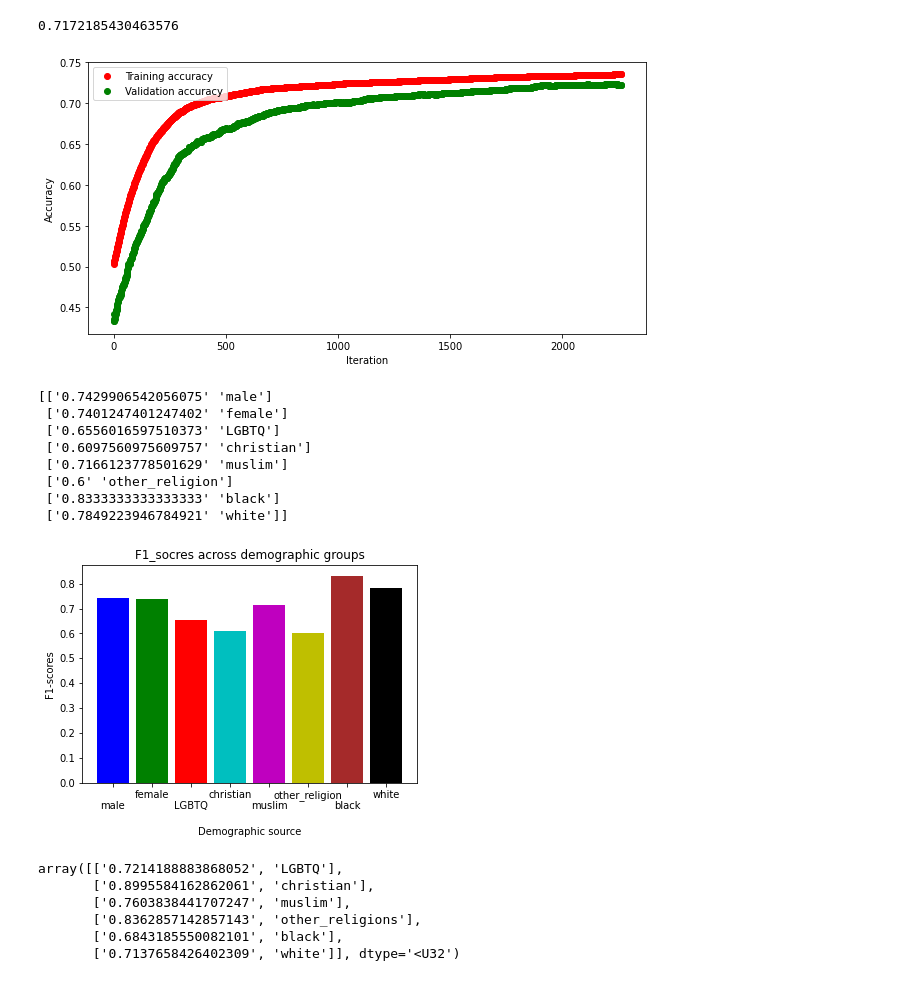
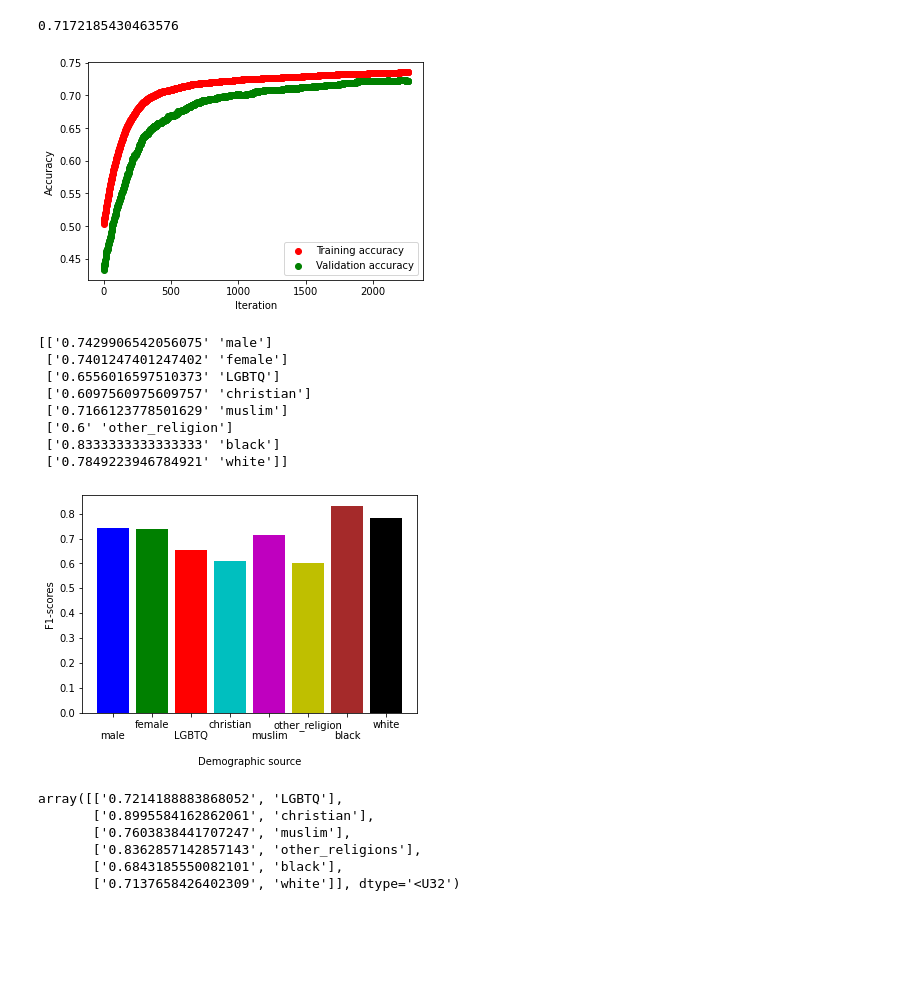
Before and after one commit to ramuld12/bachelorThesis, a Jupyter notebook: Baselines/BaselineClassifier.ipynb, the cells around one changed output. Saved outputs shown, nothing was run; the diff lists cells and outputs as text; code cells hidden in the pictures; blank space fills up the shorter version.

```diff
--- a/Baselines/BaselineClassifier.ipynb
+++ b/Baselines/BaselineClassifier.ipynb
@@ -171,17 +171,17 @@ Iteration  2200  Done
 Stopped cause of bad Epoch in iteration:  2262
 0.7172185430463576
 # %%
-plt.figure(figsize=(10,5))
+plt.figure()
 plt.scatter(np.arange(0,len(model.TrainAccArr_)), model.TrainAccArr_, color='r', label='Training accuracy')
 plt.scatter(np.arange(0,len(model.ValAccArr_)), model.ValAccArr_, color='g', label='Validation accuracy')
 #plt.title("Training loss vs Validation loss")
 plt.xlabel("Iteration")
 plt.ylabel("Accuracy")
-plt.legend(loc="upper left")
+plt.legend(loc='lower right')
 plt.savefig('BaselineClassifier accuracy')
 plt.show()
 # %% [output]
-[figure, old version]
+[figure, new version]
 # %%
 forBarPlot = model.PredictTestSetDemographic(test_data)
 print(forBarPlot)
@@ -197,7 +197,7 @@ y = np.array(forBarPlot[:,0].astype(float))
 x_pos = [i for i, _ in enumerate(x)]
 
 plt.bar(x_pos, y, color=['b', 'g', 'r', 'c', 'm', 'y', 'brown', 'k'])
-plt.title('F1_socres across demographic groups')
+#plt.title('F1_scores across demographic groups')
 plt.xlabel("\nDemographic source")
 plt.ylabel("F1-scores")
 plt.xticks(x_pos, x)
@@ -212,7 +212,7 @@ plt.show()
  ['0.6' 'other_religion']
  ['0.8333333333333333' 'black']
  ['0.7849223946784921' 'white']]
-[figure, old version]
+[figure, new version]
 # %%
 forBarPlot
 # %% [output]
```
Also changed, not shown: 4 other files.
